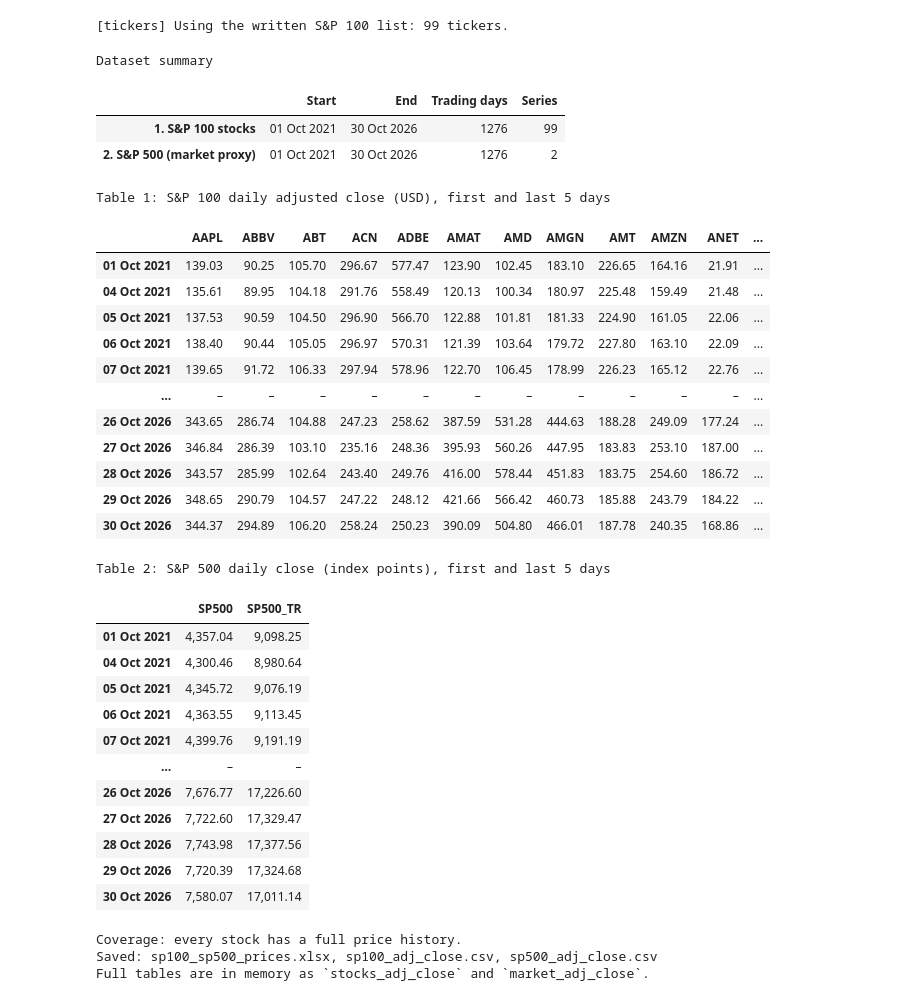
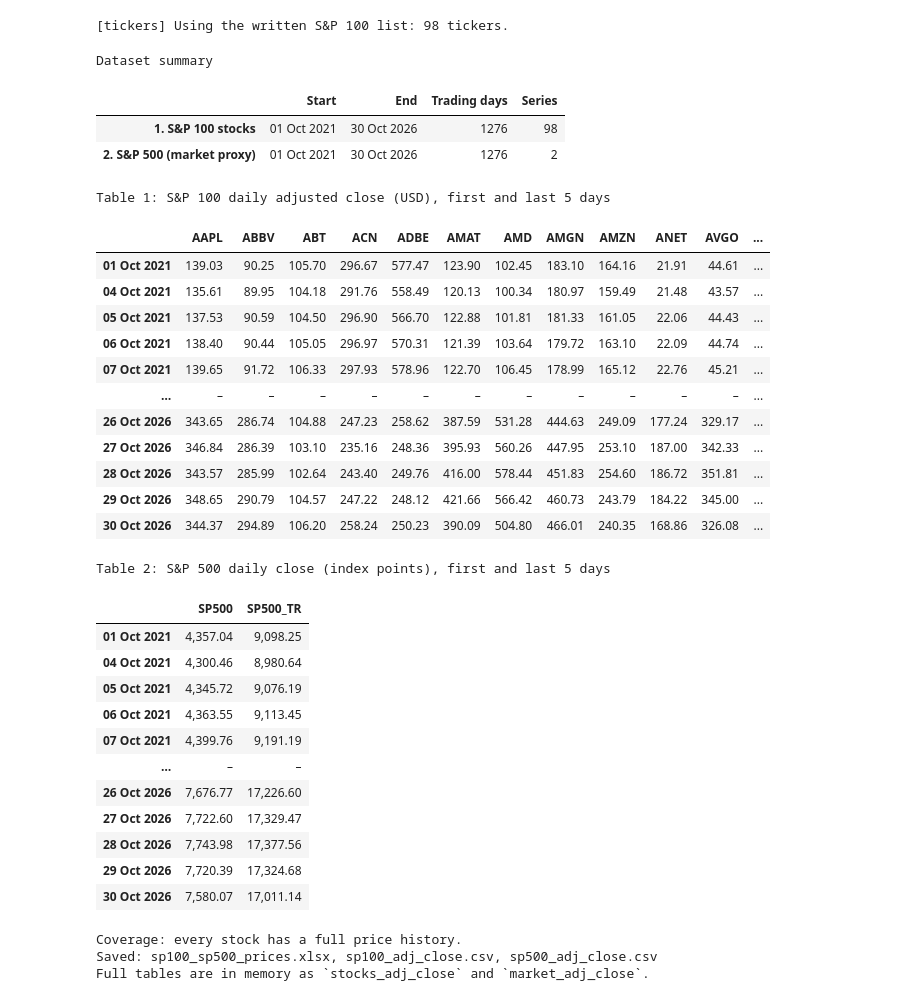
Before and after one commit to rhiannonpirie/EC4430-Project, a Jupyter notebook: EC4430_code.ipynb, the cells around one changed output. Cells and saved outputs as stored; diff of their text form; code cells hidden in the pictures.

```diff
--- a/EC4430_code.ipynb
+++ b/EC4430_code.ipynb
@@ -115,13 +115,9 @@ USE_WIKIPEDIA = False
 # S&P 100 members after the 2026 index changes:
 #   23 Mar 2026  out: AIG, MET, PYPL, TGT        in: AMAT, GEV, LRCX, MU
 #   29-30 Jun 2026  out: HON (replaced by HONA, which was removed in Sept)
-#   21 Sep 2026  out: CL, NKE, SPG               in: ANET, DELL, PANW, SNDK
-# Ticker change: BNY Mellon BK -> BNY on 21 May 2026 (Yahoo now files the
-# whole price history under BNY, so 'BK' returns nothing).
-# GEV (listed Apr 2024) and SNDK (listed Feb 2025) don't have data back to
-# Oct 2021, so they will show up in the coverage report with missing data.
+
 SP100_TICKERS = [
-    "AAPL", "ABBV", "ABT", "ACN", "ADBE", "AMAT", "AMD", "AMGN", "AMT", "AMZN",
+    "AAPL", "ABBV", "ABT", "ACN", "ADBE", "AMAT", "AMD", "AMGN", "AMZN",
     "ANET", "AVGO", "AXP", "BA", "BAC", "BKNG", "BLK", "BMY", "BNY", "BRK-B",
     "C", "CAT", "CMCSA", "COF", "COP", "COST", "CRM", "CSCO", "CVS", "CVX",
     "DE", "DELL", "DHR", "DIS", "DUK", "EMR", "FDX", "GD", "GE",
@@ -348,47 +344,47 @@ def main() -> tuple[pd.DataFrame, pd.DataFrame]:
     return stocks_adj_close, market_adj_close
 
 
 if __name__ == "__main__":
     # In a notebook these two tables stay in memory for the next cells
     stocks_adj_close, market_adj_close = main()
 
     # Next step for CAPM betas / Sharpe ratios: simple daily returns, e.g.
     # stock_rets  = stocks_adj_close.pct_change().iloc[1:]
     # market_rets = market_adj_close["SP500"].pct_change().iloc[1:]
 
 # =============================================================================
 # NOTES
 # * ^GSPC is a PRICE index, so Yahoo's "Adj Close" for it equals "Close"
 #   (index levels aren't adjusted for dividends). The stocks' Adj Close DOES
 #   include dividends, so stock returns are total returns while market returns
 #   are price-only, which biases alphas up by roughly the ~1.3-1.5% p.a.
 #   dividend yield. For CAPM regressions, set ADD_TOTAL_RETURN_INDEX = True
 #   and use SP500_TR.
 # * Survivorship bias: the ticker list is the CURRENT membership applied back
 #   to 2021. Firms that left the index (e.g. AIG, MET, PYPL, TGT, CL, NKE, SPG
 #   in 2026) are excluded and recent winners that joined (MU, LRCX, ANET, SNDK)
 #   are included for the whole sample, which flatters any backtest. Mention
 #   this in the essay if you backtest on this universe.
 # =============================================================================
 # %% [output]
-[tickers] Using the written S&P 100 list: 99 tickers.
+[tickers] Using the written S&P 100 list: 98 tickers.
 Dataset summary
 |  | Start | End | Trading days | Series |
-| 1. S&P 100 stocks | 01 Oct 2021 | 30 Oct 2026 | 1276 | 99 |
+| 1. S&P 100 stocks | 01 Oct 2021 | 30 Oct 2026 | 1276 | 98 |
 | 2. S&P 500 (market proxy) | 01 Oct 2021 | 30 Oct 2026 | 1276 | 2 |
 Table 1: S&P 100 daily adjusted close (USD), first and last 5 days
-|  | AAPL | ABBV | ABT | ACN | ADBE | AMAT | AMD | AMGN | AMT | AMZN | ANET | ... |
-| 01 Oct 2021 | 139.03 | 90.25 | 105.70 | 296.67 | 577.47 | 123.90 | 102.45 | 183.10 | 226.65 | 164.16 | 21.91 | ... |
-| 04 Oct 2021 | 135.61 | 89.95 | 104.18 | 291.76 | 558.49 | 120.13 | 100.34 | 180.97 | 225.48 | 159.49 | 21.48 | ... |
-| 05 Oct 2021 | 137.53 | 90.59 | 104.50 | 296.90 | 566.70 | 122.88 | 101.81 | 181.33 | 224.90 | 161.05 | 22.06 | ... |
-| 06 Oct 2021 | 138.40 | 90.44 | 105.05 | 296.97 | 570.31 | 121.39 | 103.64 | 179.72 | 227.80 | 163.10 | 22.09 | ... |
-| 07 Oct 2021 | 139.65 | 91.72 | 106.33 | 297.94 | 578.96 | 122.70 | 106.45 | 178.99 | 226.23 | 165.12 | 22.76 | ... |
+|  | AAPL | ABBV | ABT | ACN | ADBE | AMAT | AMD | AMGN | AMZN | ANET | AVGO | ... |
+| 01 Oct 2021 | 139.03 | 90.25 | 105.70 | 296.67 | 577.47 | 123.90 | 102.45 | 183.10 | 164.16 | 21.91 | 44.61 | ... |
+| 04 Oct 2021 | 135.61 | 89.95 | 104.18 | 291.76 | 558.49 | 120.13 | 100.34 | 180.97 | 159.49 | 21.48 | 43.57 | ... |
+| 05 Oct 2021 | 137.53 | 90.59 | 104.50 | 296.90 | 566.70 | 122.88 | 101.81 | 181.33 | 161.05 | 22.06 | 44.43 | ... |
+| 06 Oct 2021 | 138.40 | 90.44 | 105.05 | 296.97 | 570.31 | 121.39 | 103.64 | 179.72 | 163.10 | 22.09 | 44.74 | ... |
+| 07 Oct 2021 | 139.65 | 91.72 | 106.33 | 297.93 | 578.96 | 122.70 | 106.45 | 178.99 | 165.12 | 22.76 | 45.21 | ... |
 | … | – | – | – | – | – | – | – | – | – | – | – | ... |
-| 26 Oct 2026 | 343.65 | 286.74 | 104.88 | 247.23 | 258.62 | 387.59 | 531.28 | 444.63 | 188.28 | 249.09 | 177.24 | ... |
-| 27 Oct 2026 | 346.84 | 286.39 | 103.10 | 235.16 | 248.36 | 395.93 | 560.26 | 447.95 | 183.83 | 253.10 | 187.00 | ... |
-| 28 Oct 2026 | 343.57 | 285.99 | 102.64 | 243.40 | 249.76 | 416.00 | 578.44 | 451.83 | 183.75 | 254.60 | 186.72 | ... |
-| 29 Oct 2026 | 348.65 | 290.79 | 104.57 | 247.22 | 248.12 | 421.66 | 566.42 | 460.73 | 185.88 | 243.79 | 184.22 | ... |
-| 30 Oct 2026 | 344.37 | 294.89 | 106.20 | 258.24 | 250.23 | 390.09 | 504.80 | 466.01 | 187.78 | 240.35 | 168.86 | ... |
+| 26 Oct 2026 | 343.65 | 286.74 | 104.88 | 247.23 | 258.62 | 387.59 | 531.28 | 444.63 | 249.09 | 177.24 | 329.17 | ... |
+| 27 Oct 2026 | 346.84 | 286.39 | 103.10 | 235.16 | 248.36 | 395.93 | 560.26 | 447.95 | 253.10 | 187.00 | 342.33 | ... |
+| 28 Oct 2026 | 343.57 | 285.99 | 102.64 | 243.40 | 249.76 | 416.00 | 578.44 | 451.83 | 254.60 | 186.72 | 351.81 | ... |
+| 29 Oct 2026 | 348.65 | 290.79 | 104.57 | 247.22 | 248.12 | 421.66 | 566.42 | 460.73 | 243.79 | 184.22 | 345.00 | ... |
+| 30 Oct 2026 | 344.37 | 294.89 | 106.20 | 258.24 | 250.23 | 390.09 | 504.80 | 466.01 | 240.35 | 168.86 | 326.08 | ... |
 Table 2: S&P 500 daily close (index points), first and last 5 days
 |  | SP500 | SP500_TR |
 | 01 Oct 2021 | 4,357.04 | 9,098.25 |
```
Also changed, not shown: parts of 3 cells of this notebook.
